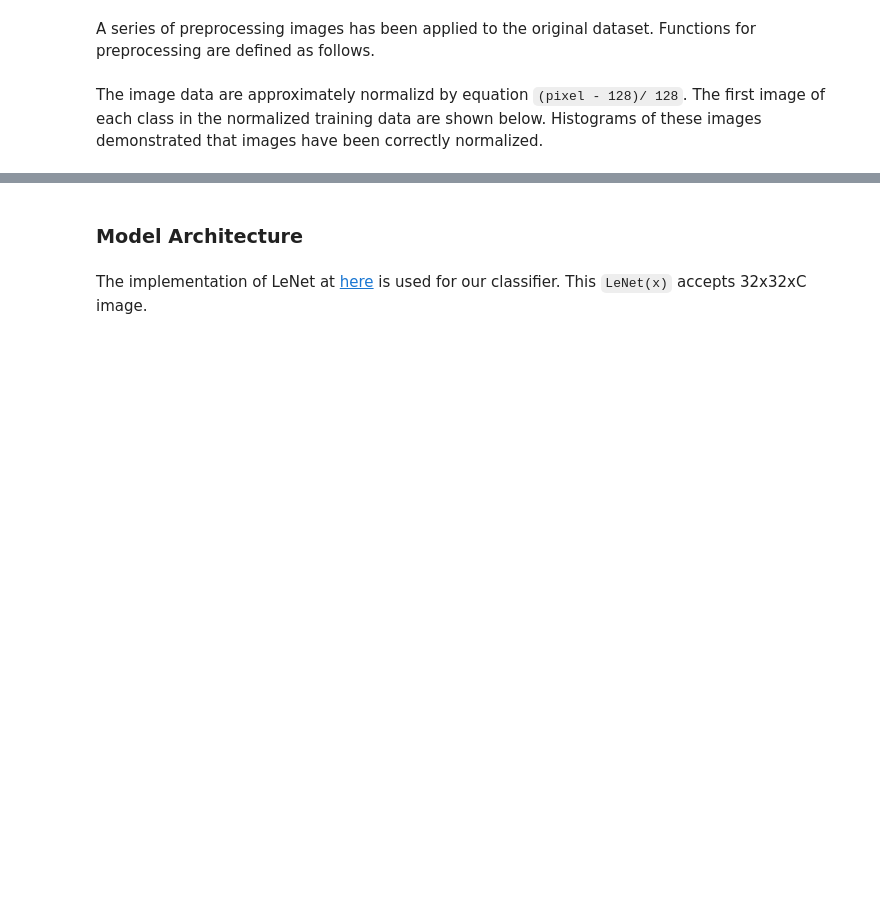
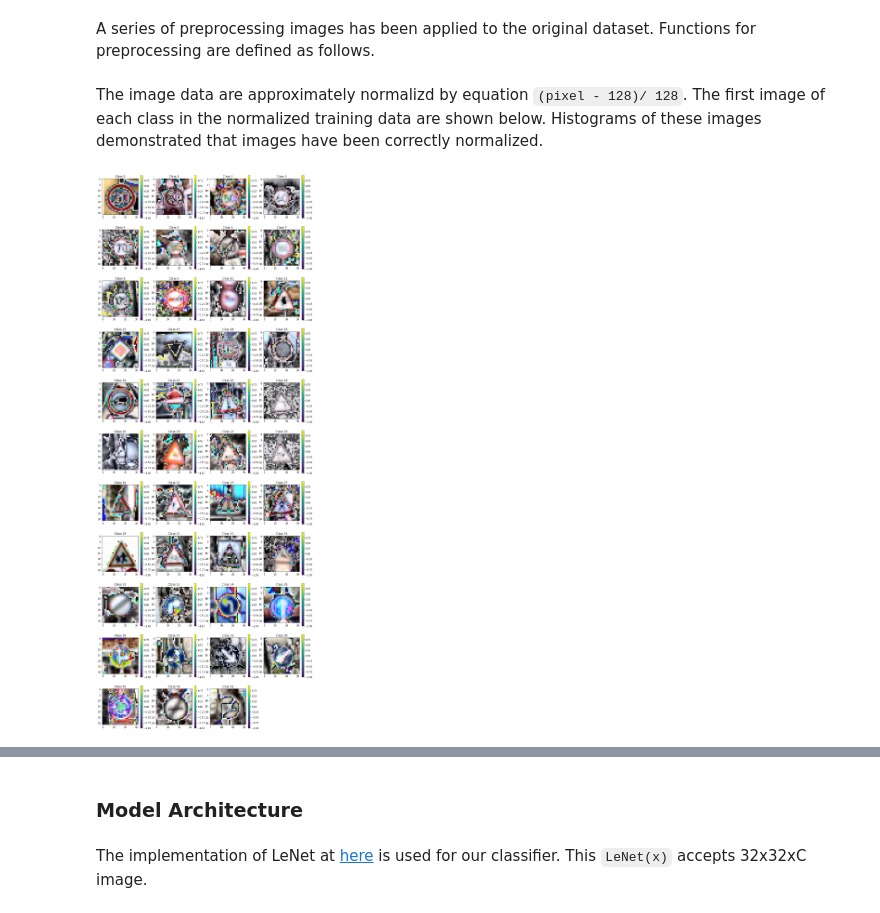
Before and after one commit to siyaoxu/Self-Driving-Cars, a Jupyter notebook: CarND-Traffic-Sign-Classifier-Project/Traffic_Sign_Classifier.ipynb, the cells around one changed output, grey strips where cells are left out. Drawn from its saved outputs; the diff is of its cells as text; code cells hidden in the pictures; blank space fills up the shorter version.

```diff
--- a/CarND-Traffic-Sign-Classifier-Project/Traffic_Sign_Classifier.ipynb
+++ b/CarND-Traffic-Sign-Classifier-Project/Traffic_Sign_Classifier.ipynb
@@ -161,10 +171,54 @@ n_X_test = norm_img(gry_X_test)
+# %%
+# # convert images to grayscale, then histogram equalize and normalize images
+# n_X_train = np.ndarray(shape = X_train.shape, dtype = np.float32)
+# for i in list(range(X_train.shape[0])):
+#     n_X_train[i,:,:,0] = NormImg(HistEq(RGB2GRY(X_train[i,:,:,:]),type='GRAY'))
+
+# n_X_valid = np.ndarray(shape = X_valid.shape, dtype = np.float32)
+# for i in list(range(X_valid.shape[0])):
+#     n_X_valid[i,:,:,0] = NormImg(HistEq(RGB2GRY(X_valid[i,:,:,:]),type='GRAY'))
+
+# n_X_test = np.ndarray(shape = X_test.shape, dtype = np.float32)
+# for i in list(range(X_test.shape[0])):
+#     n_X_test[i,:,:,0] = NormImg(HistEq(RGB2GRY(X_test[i,:,:,:]),type='GRAY'))
+
+
+# Use original RGB images, histogram equalize and normalize them
+n_X_train = np.ndarray(shape = X_train.shape, dtype = np.float32)
+for i in list(range(X_train.shape[0])):
+    n_X_train[i,:,:,:] = NormImg(HistEq(X_train[i,:,:,:],type='RGB'))
+
+n_X_valid = np.ndarray(shape = X_valid.shape, dtype = np.float32)
+for i in list(range(X_valid.shape[0])):
+    n_X_valid[i,:,:,:] = NormImg(HistEq(X_valid[i,:,:,:],type='RGB'))
+
+n_X_test = np.ndarray(shape = X_test.shape, dtype = np.float32)
+for i in list(range(X_test.shape[0])):
+    n_X_test[i,:,:,:] = NormImg(HistEq(X_test[i,:,:,:],type='RGB'))
+
+
+# # Use original RGB images, normalize them
+# n_X_train = np.ndarray(shape = X_train.shape, dtype = np.float32)
+# for i in list(range(X_train.shape[0])):
+#     n_X_train[i,:,:,:] = NormImg(X_train[i,:,:,:])
+
+# n_X_valid = np.ndarray(shape = X_valid.shape, dtype = np.float32)
+# for i in list(range(X_valid.shape[0])):
+#     n_X_valid[i,:,:,:] = NormImg(X_valid[i,:,:,:])
+
+# n_X_test = np.ndarray(shape = X_test.shape, dtype = np.float32)
+# for i in list(range(X_test.shape[0])):
+#     n_X_test[i,:,:,:] = NormImg(X_test[i,:,:,:])
 # %%
 # plot the 1st image of the NORMALIZED training data for each class
 fig = plt.figure(figsize=(16,44))
 for i in list(range(n_classes)):
     plt.subplot(11,4,i+1)
     plt.imshow(np.squeeze(n_X_train[np.where(y_train == i)[0][0],:,:,:]))
     plt.title('Class ' + str(i),fontsize = 12)
+    plt.colorbar()
+# %% [output]
+[figure, added]
 # %%
 # plot the histogram of the NORMALIZED training data for the first image of each class
 fig = plt.figure(figsize=(16,44))
```
Also changed, not shown: parts of 10 cells of this notebook.
